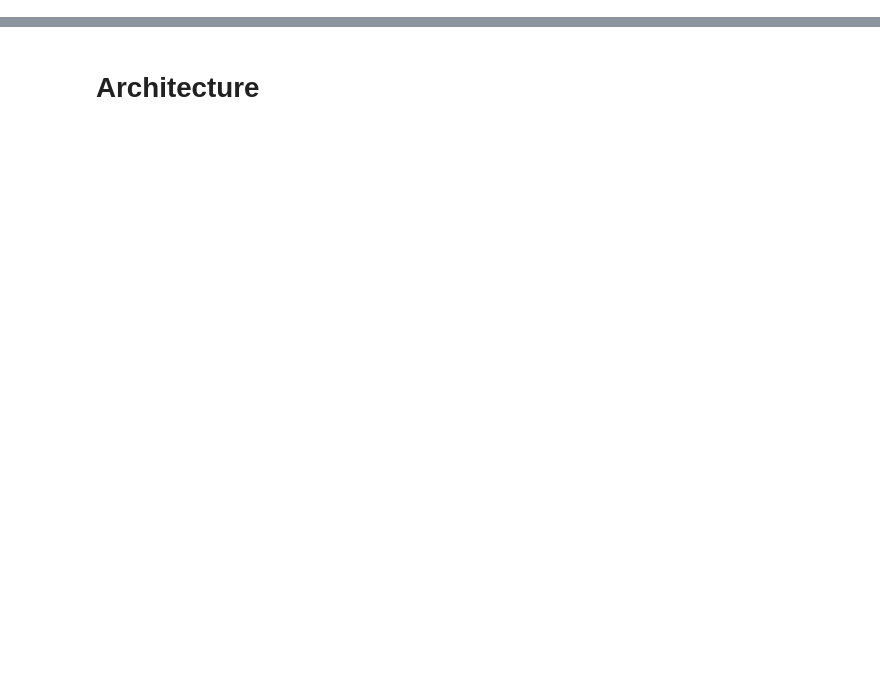
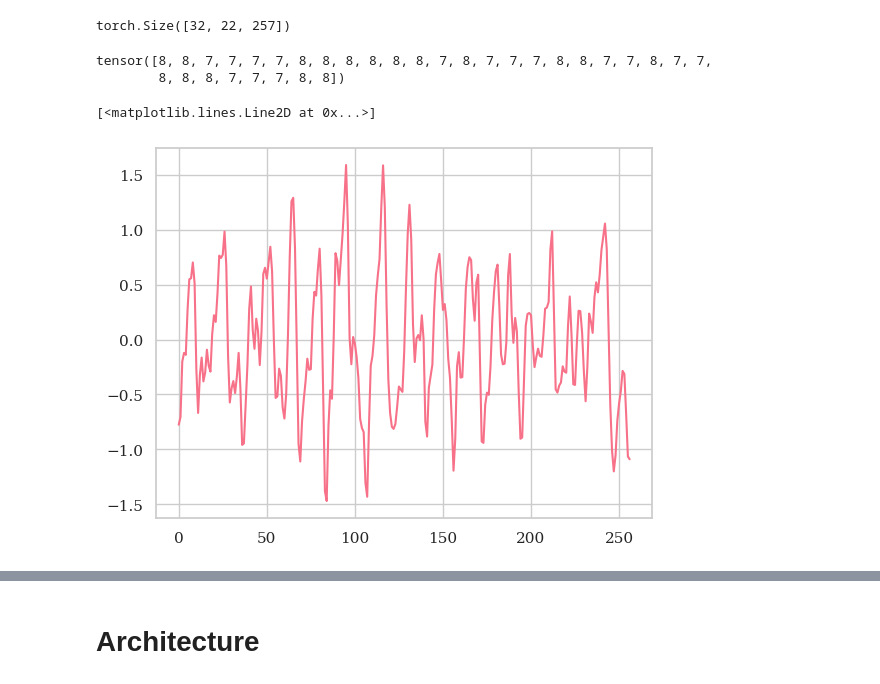
Before and after one commit to PraKesEy/EEGNetReplication, a Jupyter notebook: notebooks/04_model.ipynb, the cells around one changed output, grey strips where cells are left out. Saved outputs shown, nothing was run; the diff lists cells and outputs as text; code cells hidden in the pictures; blank space fills up the shorter version.

```diff
--- a/notebooks/04_model.ipynb
+++ b/notebooks/04_model.ipynb
@@ -5,0 +12,2 @@ from torch import nn
+# %%
+dataset = build_dataset_from_preprocessed(src='kaggle', subject=4)
@@ -5,0 +32,25 @@ from torch import nn
+# %%
+train_data, val_data = data.random_split(dataset=dataset,lengths=[0.8,0.2])
+# %%
+# 2.1. create data loader for the trainset (batch_size=64, shuffle=True)
+train_loader = data.DataLoader(train_data, batch_size=32, shuffle=True)
+
+# 2.2. create data loader for the valset (batch_size=64, shuffle=False)
+val_loader = data.DataLoader(val_data, batch_size=32, shuffle=False)
+# %%
+dataiter = iter(train_loader)
+batch_eeg, batch_labels = next(dataiter)
+# %%
+batch_eeg.shape
+# %% [output]
+torch.Size([32, 22, 257])
+# %%
+batch_labels
+# %% [output]
+tensor([8, 8, 7, 7, 7, 7, 8, 8, 8, 8, 8, 8, 7, 8, 7, 7, 7, 8, 8, 7, 7, 8, 7, 7,
+        8, 8, 8, 7, 7, 7, 8, 8])
+# %%
+plt.plot(batch_eeg[0,0,:])
+# %% [output]
+[<matplotlib.lines.Line2D at 0x...>]
+[figure, added]
```
Also changed, not shown: parts of 10 cells of this notebook.
